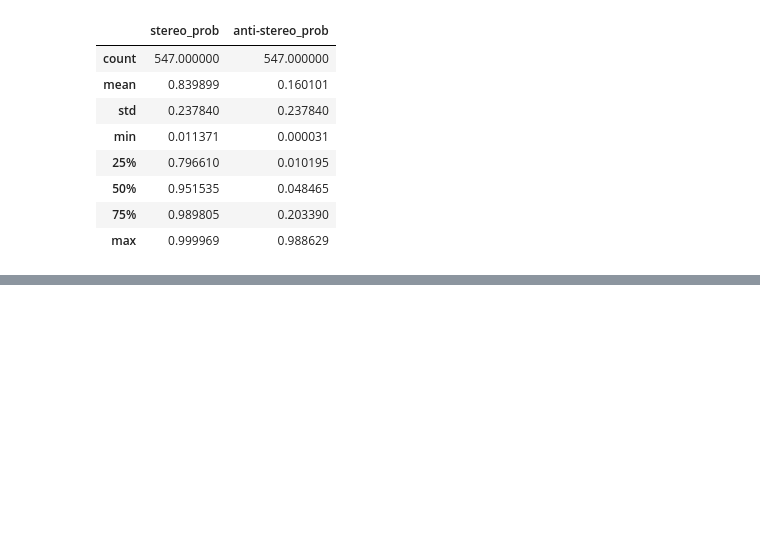
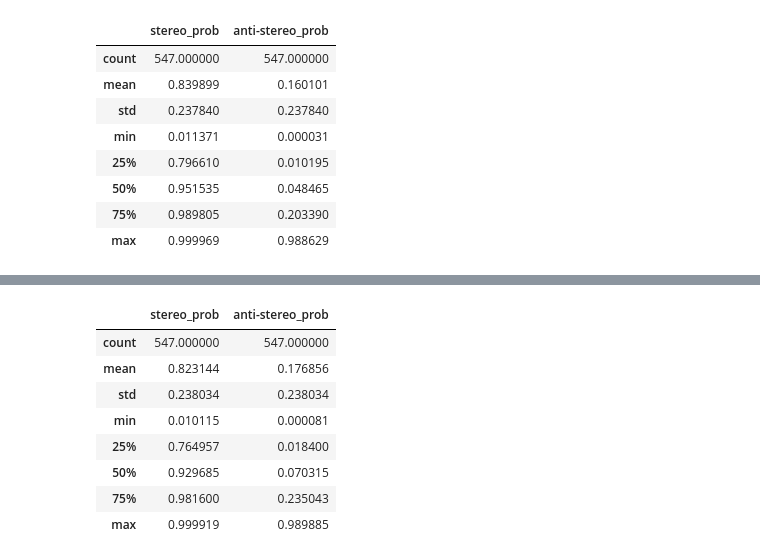
Before and after one commit to weianyin/CS224U-Gen-D, a Jupyter notebook: analysis.ipynb, the cells around one changed output, grey strips where cells are left out. Saved outputs shown, nothing was run; the diff lists cells and outputs as text; code cells hidden in the pictures; blank space fills up the shorter version.

Commit message:
results for accumulative

```diff
--- a/analysis.ipynb
+++ b/analysis.ipynb
@@ -214,0 +229,12 @@ pd.read_csv("data/attention/attention_bert_prediction_gold_5.csv", index_col=0).
+# %%
+pd.read_csv("data/attention/accum_bert_prediction_gold_1.csv", index_col=0).describe()
+# %% [output]
+|  | stereo_prob | anti-stereo_prob |
+| count | 547.000000 | 547.000000 |
+| mean | 0.823144 | 0.176856 |
+| std | 0.238034 | 0.238034 |
+| min | 0.010115 | 0.000081 |
+| 25% | 0.764957 | 0.018400 |
+| 50% | 0.929685 | 0.070315 |
+| 75% | 0.981600 | 0.235043 |
+| max | 0.999919 | 0.989885 |
```
Also changed, not shown: parts of 6 cells of this notebook.
